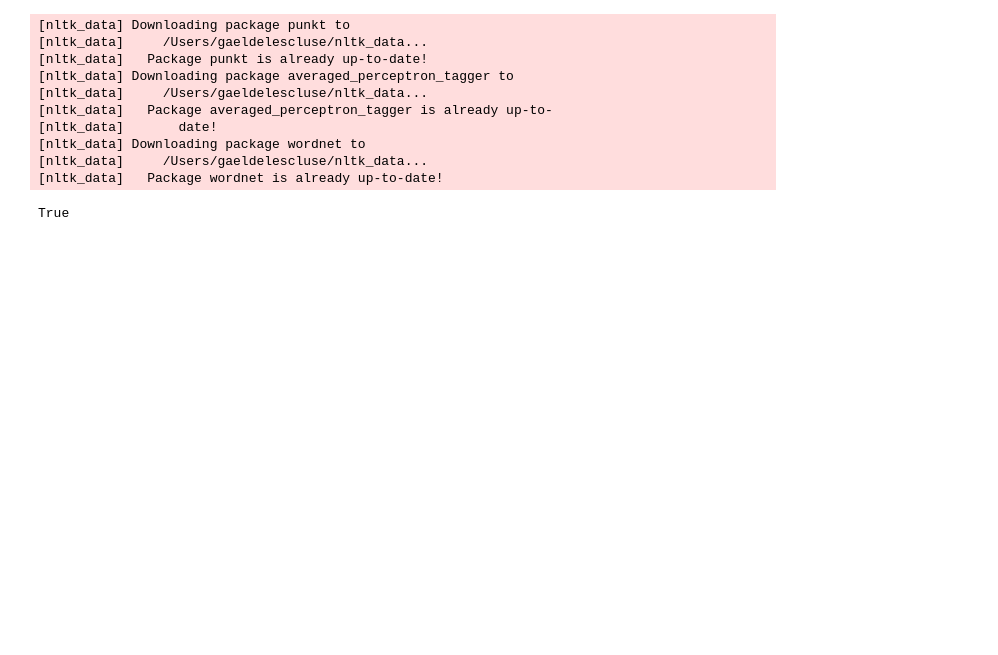
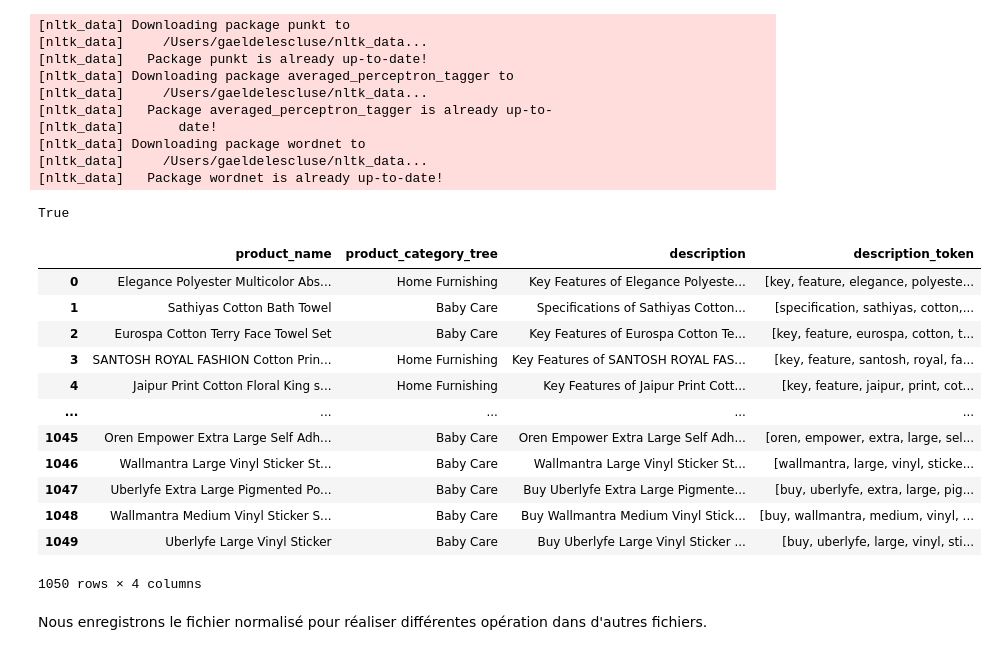
Before and after one commit to HaDock404/AutomatedClassification, a Jupyter notebook: Notebook/1.Analyse_exploratoire.Ipynb, the cells around one changed output. Cells and saved outputs as stored; diff of their text form; code cells hidden in the pictures; blank space fills up the shorter version.

```diff
--- a/Notebook/1.Analyse_exploratoire.Ipynb
+++ b/Notebook/1.Analyse_exploratoire.Ipynb
@@ -215,3 +215,21 @@ def get_pos(word):
 # %%
 for i in range(len(df_word['description_token'])):
     df_word['description_token'][i] = lemmatize_words(df_word['description_token'][i])
+# %%
+df_word
+# %% [output]
+|  | product_name | product_category_tree | description | description_token |
+| 0 | Elegance Polyester Multicolor Abs... | Home Furnishing | Key Features of Elegance Polyeste... | [key, feature, elegance, polyeste... |
+| 1 | Sathiyas Cotton Bath Towel | Baby Care | Specifications of Sathiyas Cotton... | [specification, sathiyas, cotton,... |
+| 2 | Eurospa Cotton Terry Face Towel Set | Baby Care | Key Features of Eurospa Cotton Te... | [key, feature, eurospa, cotton, t... |
+| 3 | SANTOSH ROYAL FASHION Cotton Prin... | Home Furnishing | Key Features of SANTOSH ROYAL FAS... | [key, feature, santosh, royal, fa... |
+| 4 | Jaipur Print Cotton Floral King s... | Home Furnishing | Key Features of Jaipur Print Cott... | [key, feature, jaipur, print, cot... |
+| ... | ... | ... | ... | ... |
+| 1045 | Oren Empower Extra Large Self Adh... | Baby Care | Oren Empower Extra Large Self Adh... | [oren, empower, extra, large, sel... |
+| 1046 | Wallmantra Large Vinyl Sticker St... | Baby Care | Wallmantra Large Vinyl Sticker St... | [wallmantra, large, vinyl, sticke... |
+| 1047 | Uberlyfe Extra Large Pigmented Po... | Baby Care | Buy Uberlyfe Extra Large Pigmente... | [buy, uberlyfe, extra, large, pig... |
+| 1048 | Wallmantra Medium Vinyl Sticker S... | Baby Care | Buy Wallmantra Medium Vinyl Stick... | [buy, wallmantra, medium, vinyl, ... |
+| 1049 | Uberlyfe Large Vinyl Sticker | Baby Care | Buy Uberlyfe Large Vinyl Sticker ... | [buy, uberlyfe, large, vinyl, sti... |
+1050 rows × 4 columns
+# %% [markdown]
+Nous enregistrons le fichier normalisé pour réaliser différentes opération dans d'autres fichiers.
```
Also changed, not shown: parts of 1 cell of this notebook, 3 other files.
